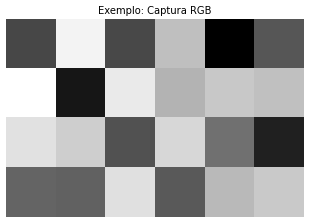
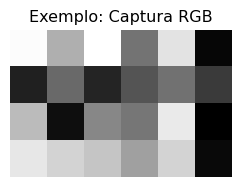
The change to this notebook cell's code, shown as a diff; its figure went from the first image to the second:
--- before
+++ after
@@ -17,3 +17,3 @@
 print(mm.drawImage(img_random))
 
-mm.show(img_random, title="Exemplo: Captura RGB", figsize=(8, 8), dpi=60)  # menor
+mm.show(img_random, title="Exemplo: Captura RGB")  # menor

Commit: v